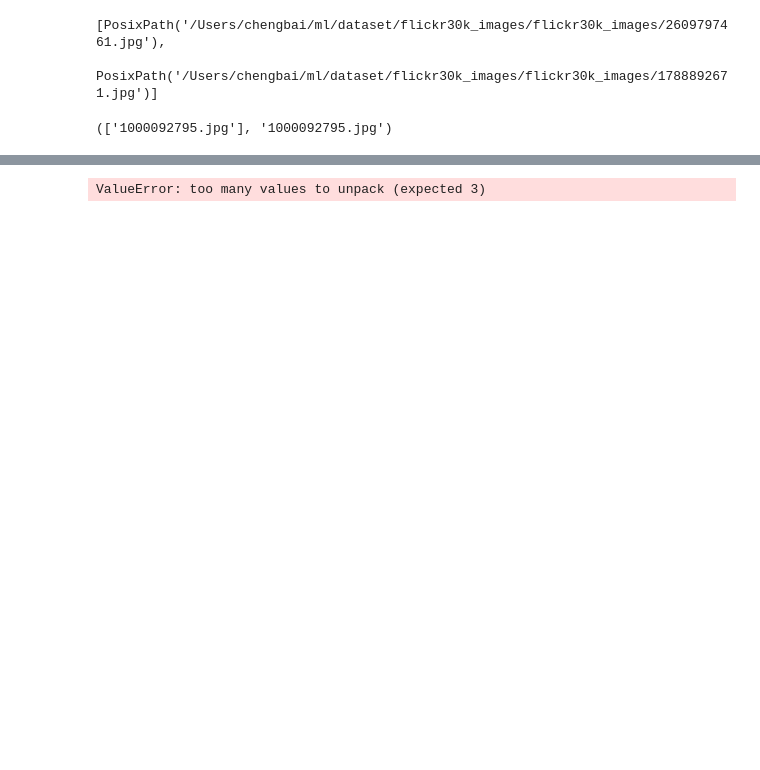
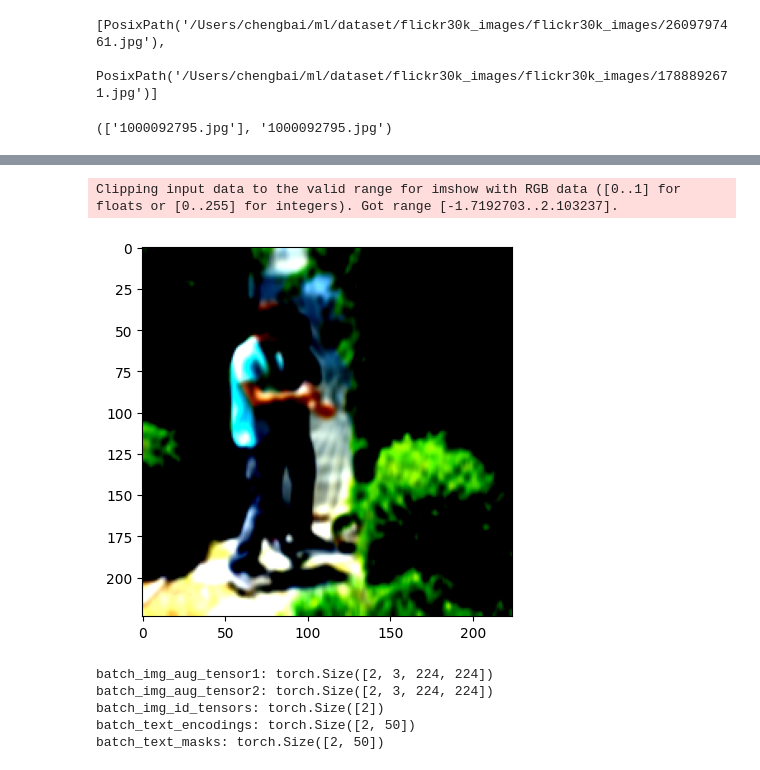
Before and after one commit to Chengbai/notebooks, a Jupyter notebook: fliker_30k_img_comments.ipynb, the cells around one changed output, grey strips where cells are left out. Cells and saved outputs as stored; diff of their text form; code cells hidden in the pictures; blank space fills up the shorter version.

```diff
--- a/fliker_30k_img_comments.ipynb
+++ b/fliker_30k_img_comments.ipynb
@@ -59,3 +61,8 @@ Clipping input data to the valid range for imshow with RGB data ([0..1] for floa
+# %%
+show_img_tensor_CHW(img_aug_tensor2)
+# %% [output]
+Clipping input data to the valid range for imshow with RGB data ([0..1] for floats or [0..255] for integers). Got range [-1.7192703..2.103237].
+[figure, added]
 # %%
 # Data Loader
 BATCH_SIZE = 2
@@ -66,10 +73,21 @@ test_dataloader = DataLoader(test_dataset, batch_size=BATCH_SIZE, shuffle=True)
 # for batch_data in train_dataloader:
 #     print(train_dataloader)
 #     break
-batch_img_tensors, batch_img_id_tensors, batch_text_encodings, batch_text_masks = next(iter(train_dataloader))
-print(f"batch_img_tensors: {batch_img_tensors.size()}")
+(
+    batch_img_aug_tensor1,
+    batch_img_aug_tensor2,
+    batch_img_id_tensors,
+    batch_text_encodings,
+    batch_text_masks,
+) = next(iter(train_dataloader))
+print(f"batch_img_aug_tensor1: {batch_img_aug_tensor1.size()}")
+print(f"batch_img_aug_tensor2: {batch_img_aug_tensor2.size()}")
 print(f"batch_img_id_tensors: {batch_img_id_tensors.size()}")
 print(f"batch_text_encodings: {batch_text_encodings.size()}")
 print(f"batch_text_masks: {batch_text_masks.size()}")
 # %% [output]
-ValueError: too many values to unpack (expected 3)
+batch_img_aug_tensor1: torch.Size([2, 3, 224, 224])
+batch_img_aug_tensor2: torch.Size([2, 3, 224, 224])
+batch_img_id_tensors: torch.Size([2])
+batch_text_encodings: torch.Size([2, 50])
+batch_text_masks: torch.Size([2, 50])
```
Also changed, not shown: parts of 5 cells of this notebook, 5 other files.
